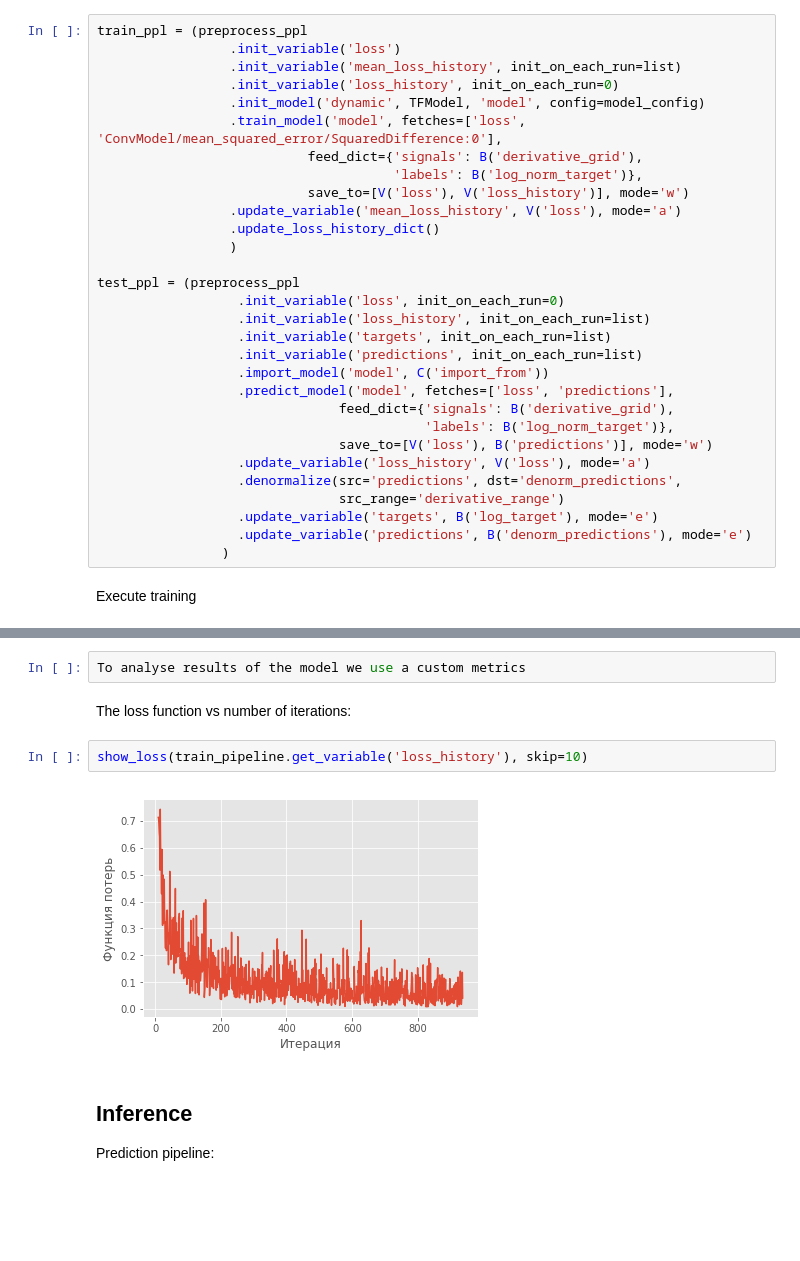
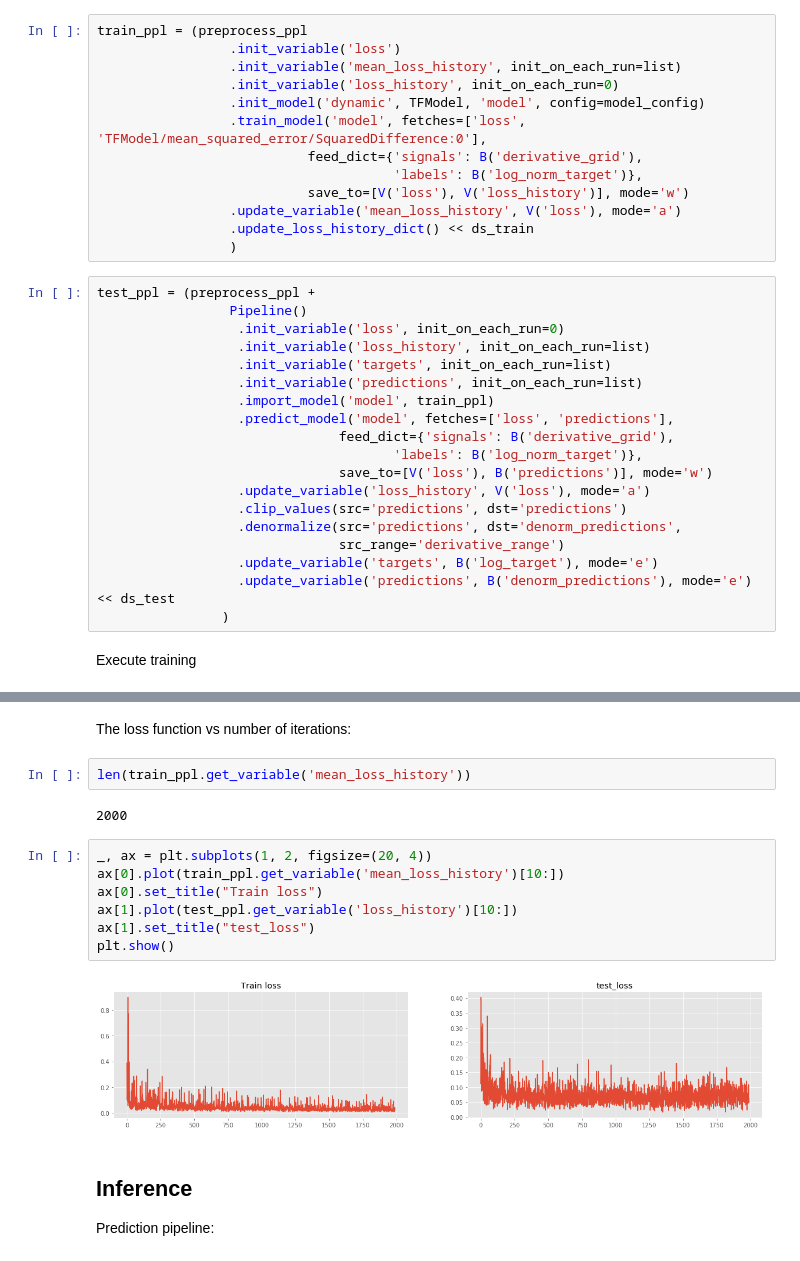
Before and after one commit to analysiscenter/radial, a Jupyter notebook: standards/model_description.ipynb, the cells around one changed output, grey strips where cells are left out. Saved outputs shown, nothing was run; the diff lists cells and outputs as text; blank space fills up the shorter version.

````diff
--- a/standards/model_description.ipynb
+++ b/standards/model_description.ipynb
@@ -194,35 +195,37 @@ Dataset bypass:
 * ```n_epochs``` = 10.
 # %% [markdown]
 Training pipeline:
+# %%
+train_ppl = (preprocess_ppl
+                 .init_variable('loss')
+                 .init_variable('mean_loss_history', init_on_each_run=list)
+                 .init_variable('loss_history', init_on_each_run=0)
+                 .init_model('dynamic', TFModel, 'model', config=model_config)
+                 .train_model('model', fetches=['loss', 'TFModel/mean_squared_error/SquaredDifference:0'],
+                           feed_dict={'signals': B('derivative_grid'),
+                                      'labels': B('log_norm_target')},
+                           save_to=[V('loss'), V('loss_history')], mode='w')
+                 .update_variable('mean_loss_history', V('loss'), mode='a')
+                 .update_loss_history_dict() << ds_train
+                 )
 # %%
-train_ppl = (preprocess_ppl
-                 .init_variable('loss')
-                 .init_variable('mean_loss_history', init_on_each_run=list)
-                 .init_variable('loss_history', init_on_each_run=0)
-                 .init_model('dynamic', TFModel, 'model', config=model_config)
-                 .train_model('model', fetches=['loss', 'ConvModel/mean_squared_error/SquaredDifference:0'],
-                           feed_dict={'signals': B('derivative_grid'),
-                                      'labels': B('log_norm_target')},
-                           save_to=[V('loss'), V('loss_history')], mode='w')
-                 .update_variable('mean_loss_history', V('loss'), mode='a')
-                 .update_loss_history_dict()
-                 )
-
-test_ppl = (preprocess_ppl
+test_ppl = (preprocess_ppl +
+                 Pipeline()
                   .init_variable('loss', init_on_each_run=0)
                   .init_variable('loss_history', init_on_each_run=list)
                   .init_variable('targets', init_on_each_run=list)
                   .init_variable('predictions', init_on_each_run=list)
-                  .import_model('model', C('import_from'))
+                  .import_model('model', train_ppl)
                   .predict_model('model', fetches=['loss', 'predictions'],
                                feed_dict={'signals': B('derivative_grid'),
-                                          'labels': B('log_norm_target')},
+                                      'labels': B('log_norm_target')},
                                save_to=[V('loss'), B('predictions')], mode='w')
                   .update_variable('loss_history', V('loss'), mode='a')
+                  .clip_values(src='predictions', dst='predictions')
                   .denormalize(src='predictions', dst='denorm_predictions',
                                src_range='derivative_range')
                   .update_variable('targets', B('log_target'), mode='e')
-                  .update_variable('predictions', B('denorm_predictions'), mode='e')
+                  .update_variable('predictions', B('denorm_predictions'), mode='e') << ds_test
                 )
 # %% [markdown]
 Execute training
@@ -259,11 +244,18 @@ train_pipeline.run(BATCH_SIZE, n_epochs=160, drop_last=True, shuffle=True, bar=T
-# %%
-To analyse results of the model we use a custom metrics
 # %% [markdown]
 The loss function vs number of iterations:
-# %%
-show_loss(train_pipeline.get_variable('loss_history'), skip=10)
-# %% [output]
-[figure, removed]
+# %%
+len(train_ppl.get_variable('mean_loss_history'))
+# %% [output]
+2000
+# %%
+_, ax = plt.subplots(1, 2, figsize=(20, 4))
+ax[0].plot(train_ppl.get_variable('mean_loss_history')[10:])
+ax[0].set_title("Train loss")
+ax[1].plot(test_ppl.get_variable('loss_history')[10:])
+ax[1].set_title("test_loss")
+plt.show()
+# %% [output]
+[figure, added]
 # %% [markdown]
 ## Inference
 
````
Also changed, not shown: parts of 58 cells of this notebook, 1 other file.
